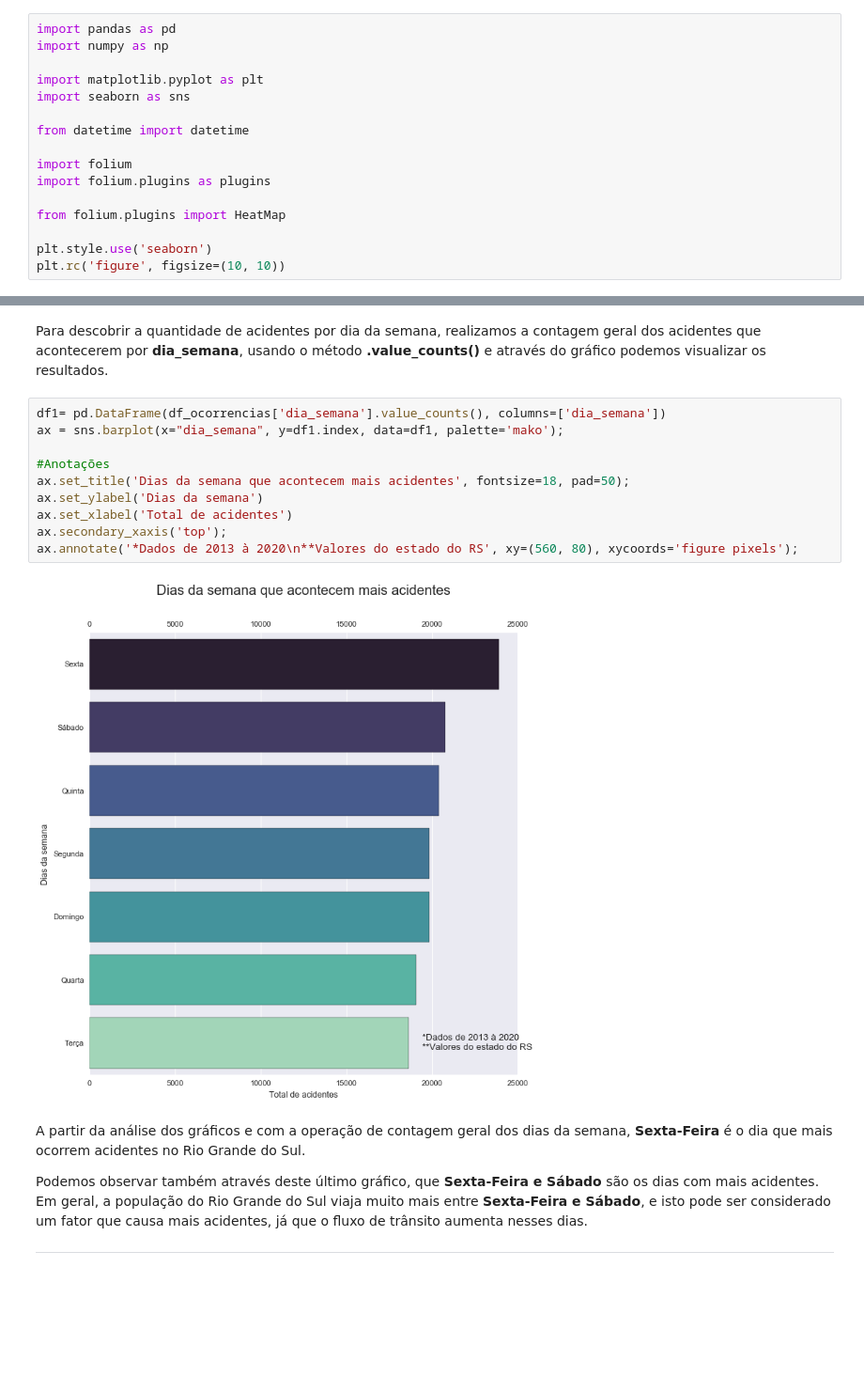
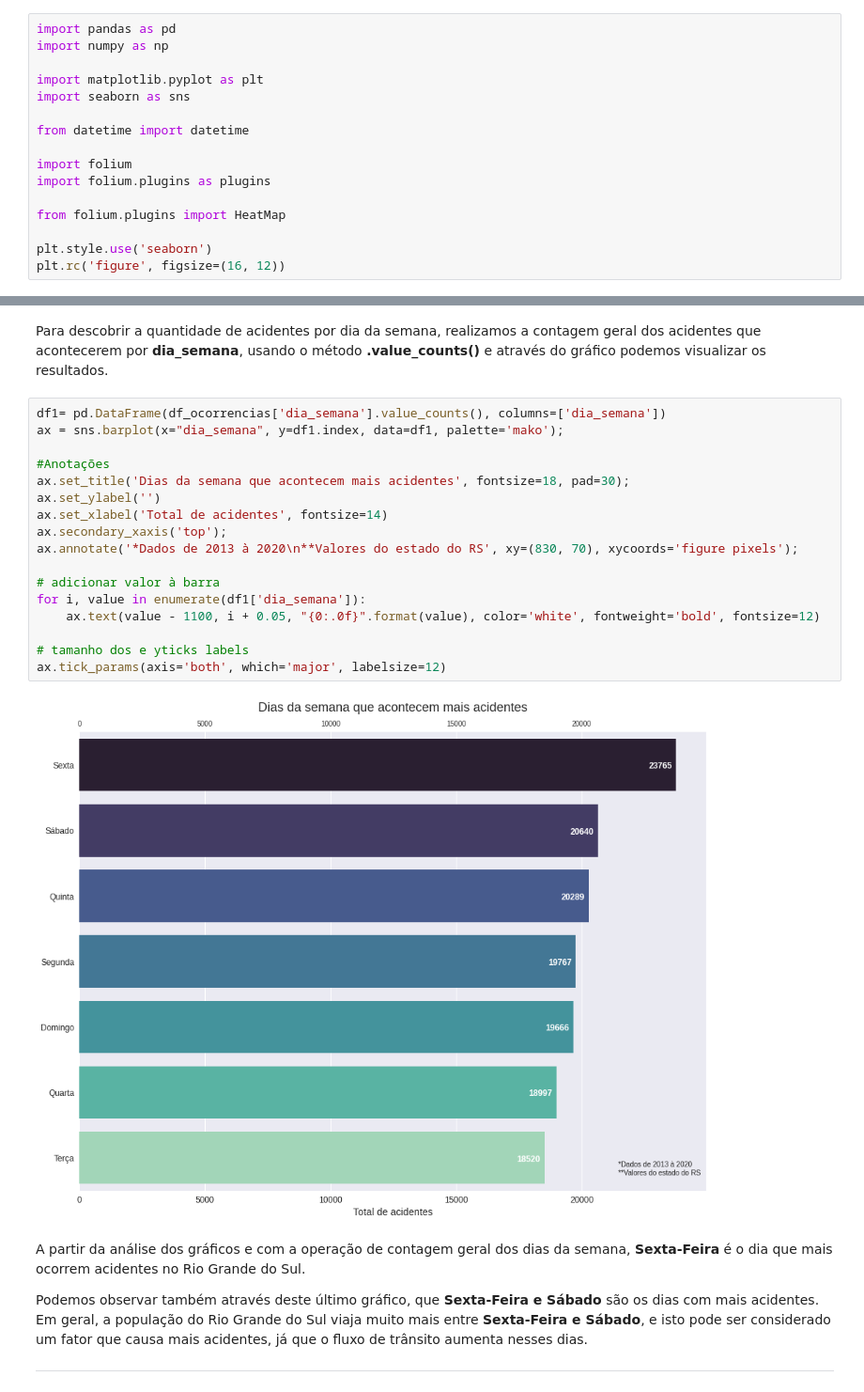
Before and after one commit to XQDLteam/brazil_highway_accidents, a Jupyter notebook: acidentes_br.ipynb, the cells around one changed output, grey strips where cells are left out. Shown at 94% size. Cells and saved outputs as stored; diff of their text form; blank space fills up the shorter version.

Commit message:
update valores nos plots

```diff
--- a/acidentes_br.ipynb
+++ b/acidentes_br.ipynb
@@ -119,7 +119,7 @@ import folium.plugins as plugins
 from folium.plugins import HeatMap
 
 plt.style.use('seaborn')
-plt.rc('figure', figsize=(10, 10))
+plt.rc('figure', figsize=(16, 12))
 # %% [markdown]
 # 1. Carregamento dos arquivos normalizados
 # %%
@@ -286,15 +286,22 @@ Para descobrir a quantidade de acidentes por dia da semana, realizamos a contage
 # %%
 df1= pd.DataFrame(df_ocorrencias['dia_semana'].value_counts(), columns=['dia_semana'])
 ax = sns.barplot(x="dia_semana", y=df1.index, data=df1, palette='mako');
 
 #Anotações
-ax.set_title('Dias da semana que acontecem mais acidentes', fontsize=18, pad=50);
-ax.set_ylabel('Dias da semana')
-ax.set_xlabel('Total de acidentes')
+ax.set_title('Dias da semana que acontecem mais acidentes', fontsize=18, pad=30);
+ax.set_ylabel('')
+ax.set_xlabel('Total de acidentes', fontsize=14)
 ax.secondary_xaxis('top');
-ax.annotate('*Dados de 2013 à 2020\n**Valores do estado do RS', xy=(560, 80), xycoords='figure pixels');
+ax.annotate('*Dados de 2013 à 2020\n**Valores do estado do RS', xy=(830, 70), xycoords='figure pixels');
+
+# adicionar valor à barra
+for i, value in enumerate(df1['dia_semana']):
+    ax.text(value - 1100, i + 0.05, "{0:.0f}".format(value), color='white', fontweight='bold', fontsize=12)
+
+# tamanho dos e yticks labels
+ax.tick_params(axis='both', which='major', labelsize=12)
 # %% [output]
-[figure, old version]
+[figure, new version]
 # %% [markdown]
 A partir da análise dos gráficos e com a operação de contagem geral dos dias da semana, **Sexta-Feira** é o dia que mais ocorrem acidentes no Rio Grande do Sul.
 
```
Also changed, not shown: parts of 19 cells of this notebook.
